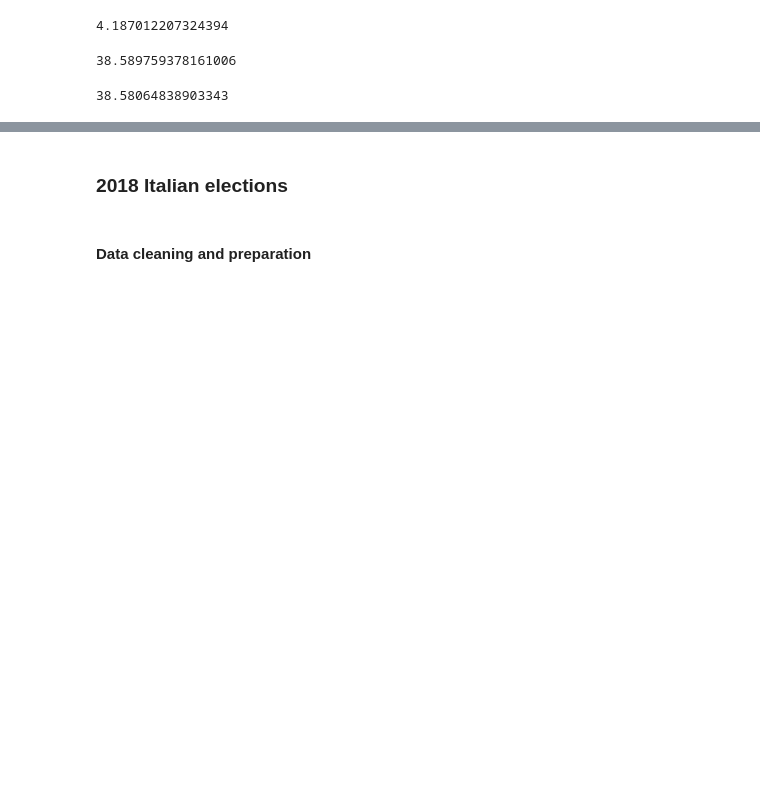
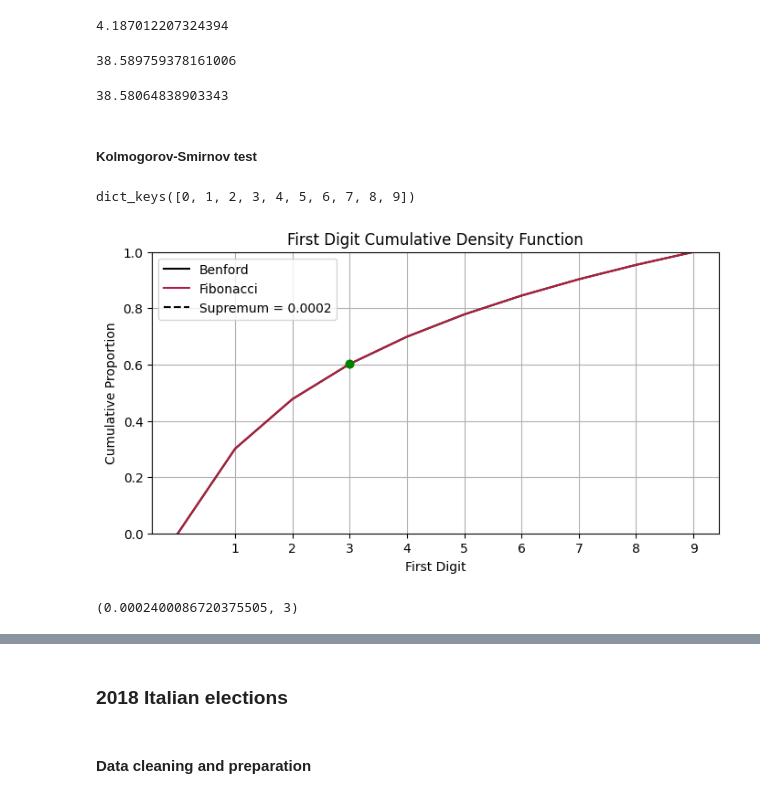
Before and after one commit to Ftoffoletto/masterthesis, a Jupyter notebook: Election/Benford.ipynb, the cells around one changed output, grey strips where cells are left out. Cells and saved outputs as stored; diff of their text form; code cells hidden in the pictures; blank space fills up the shorter version.

```diff
--- a/Election/Benford.ipynb
+++ b/Election/Benford.ipynb
@@ -493,0 +597,4 @@ calculate_fsd_mean(uniform_10_90, start_digit=10, num_digits=90)
+# %%
+#calculate the ks statistic for the uniform_first_digit
+n=1000
+calculate_ks_statistic(uniform_first_digit, list(benford_nth_digit_probabilities(1).values())[1:],n)
@@ -780,3 +906,52 @@ calculate_fsd_mean(list(Benford_theory_firsttwo_digits().values()), start_digit=
 calculate_fsd_mean(list(data_digit_probabilities_firsttwo(fib).values()), start_digit=10, num_digits=90)
 # %% [output]
 38.58064838903343
+# %% [markdown]
+##### Kolmogorov-Smirnov test
+# %%
+benford_nth_digit_probabilities(1).keys()
+# %% [output]
+dict_keys([0, 1, 2, 3, 4, 5, 6, 7, 8, 9])
+# %%
+# Calculate cumulative proportions for Benford's law and Fibonacci sequence
+benford_digits = list(benford_nth_digit_probabilities(1).keys())
+benford_probs = list(benford_nth_digit_probabilities(1).values())
+benford_cumulative = [sum(benford_probs[:i+1]) for i in range(len(benford_probs))]
+
+fib_digits = list(data_digit_probabilities(fib, 1).keys())
+fib_probs = list(data_digit_probabilities(fib, 1).values())
+fib_cumulative = [sum(fib_probs[:i+1]) for i in range(len(fib_probs))]
+
+# Calculate the supremum (maximum difference) and find the corresponding x value
+differences = [abs(b - f) for b, f in zip(benford_cumulative, fib_cumulative)]
+supremum = max(differences)
+supremum_index = differences.index(supremum)
+supremum_x = benford_digits[supremum_index]
+supremum_y_benford = benford_cumulative[supremum_index]
+supremum_y_fib = fib_cumulative[supremum_index]
+
+# Plot cumulative density functions
+fig, ax = plt.subplots(figsize=(8, 4))
+ax.plot(benford_digits, benford_cumulative, 'black', label='Benford')
+ax.plot(fib_digits, fib_cumulative, color="#af203e", label='Fibonacci')
+
+# Highlight the supremum point
+ax.plot([supremum_x], [supremum_y_benford], 'go')  # Point on Benford curve
+ax.plot([supremum_x], [supremum_y_fib], 'go')  # Point on Fibonacci curve
+ax.vlines(supremum_x, supremum_y_fib, supremum_y_benford, colors='k', linestyle='--', label=f'Supremum = {supremum:.4f}')
+
+ax.set_xticks(range(1, 10))
+
+# Add title, labels, and legend
+ax.set_title('First Digit Cumulative Density Function')
+ax.set_xlabel('First Digit')
+ax.set_ylabel('Cumulative Proportion')
+ax.set_ylim(0, 1)  # Ensure the y-axis starts at 0 and ends at 1
+ax.legend()
+ax.grid(True)
+plt.show()
+
+supremum, supremum_x
+# %% [output]
+[figure, added]
+(0.0002400086720375505, 3)
```
Also changed, not shown: parts of 26 cells of this notebook, 3 other files.
